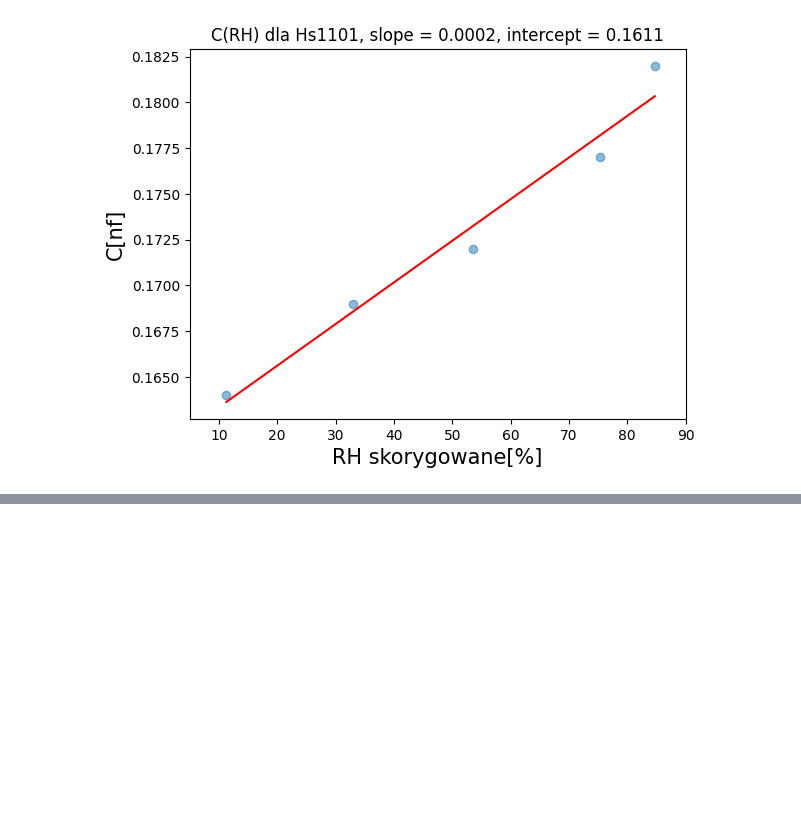
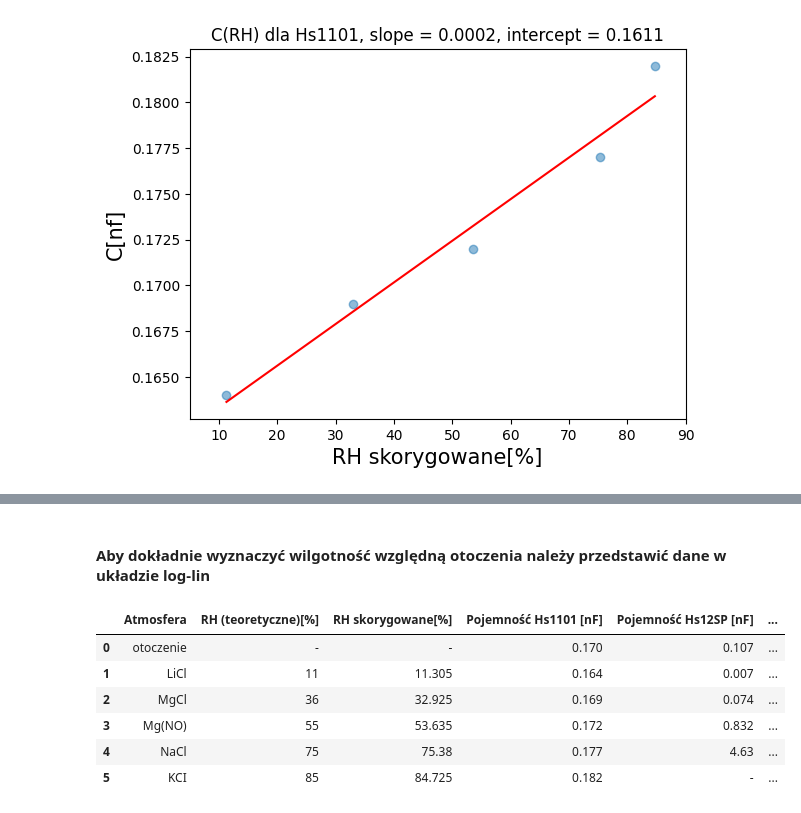
Before and after one commit to irozalski/Sensor_technology-analysis, a Jupyter notebook: humidity sensor/Humidity.ipynb, the cells around one changed output, grey strips where cells are left out. Cells and saved outputs as stored; diff of their text form; code cells hidden in the pictures; blank space fills up the shorter version.

```diff
--- a/humidity sensor/Humidity.ipynb
+++ b/humidity sensor/Humidity.ipynb
@@ -150,0 +171,14 @@ $$
+# %% [markdown]
+#### Aby dokładnie wyznaczyć wilgotność względną otoczenia należy przedstawić dane w układzie log-lin
+# %%
+#obliczenie wartości logarytmicznej pomiaru pojemności Hs12SP
+dane['Log(Pojemność Hs12SP)'] = np.log10(dane.loc[0:4]['Pojemność Hs12SP [nF]'].astype('float'))
+dane
+# %% [output]
+|  | Atmosfera | RH (teoretyczne)[%] | RH skorygowane[%] | Pojemność Hs1101 [nF] | Pojemność Hs12SP [nF] | ... |
+| 0 | otoczenie | - | - | 0.170 | 0.107 | ... |
+| 1 | LiCl | 11 | 11.305 | 0.164 | 0.007 | ... |
+| 2 | MgCl | 36 | 32.925 | 0.169 | 0.074 | ... |
+| 3 | Mg(NO) | 55 | 53.635 | 0.172 | 0.832 | ... |
+| 4 | NaCl | 75 | 75.38 | 0.177 | 4.63 | ... |
+| 5 | KCI | 85 | 84.725 | 0.182 | - | ... |
```
Also changed, not shown: parts of 6 cells of this notebook.
